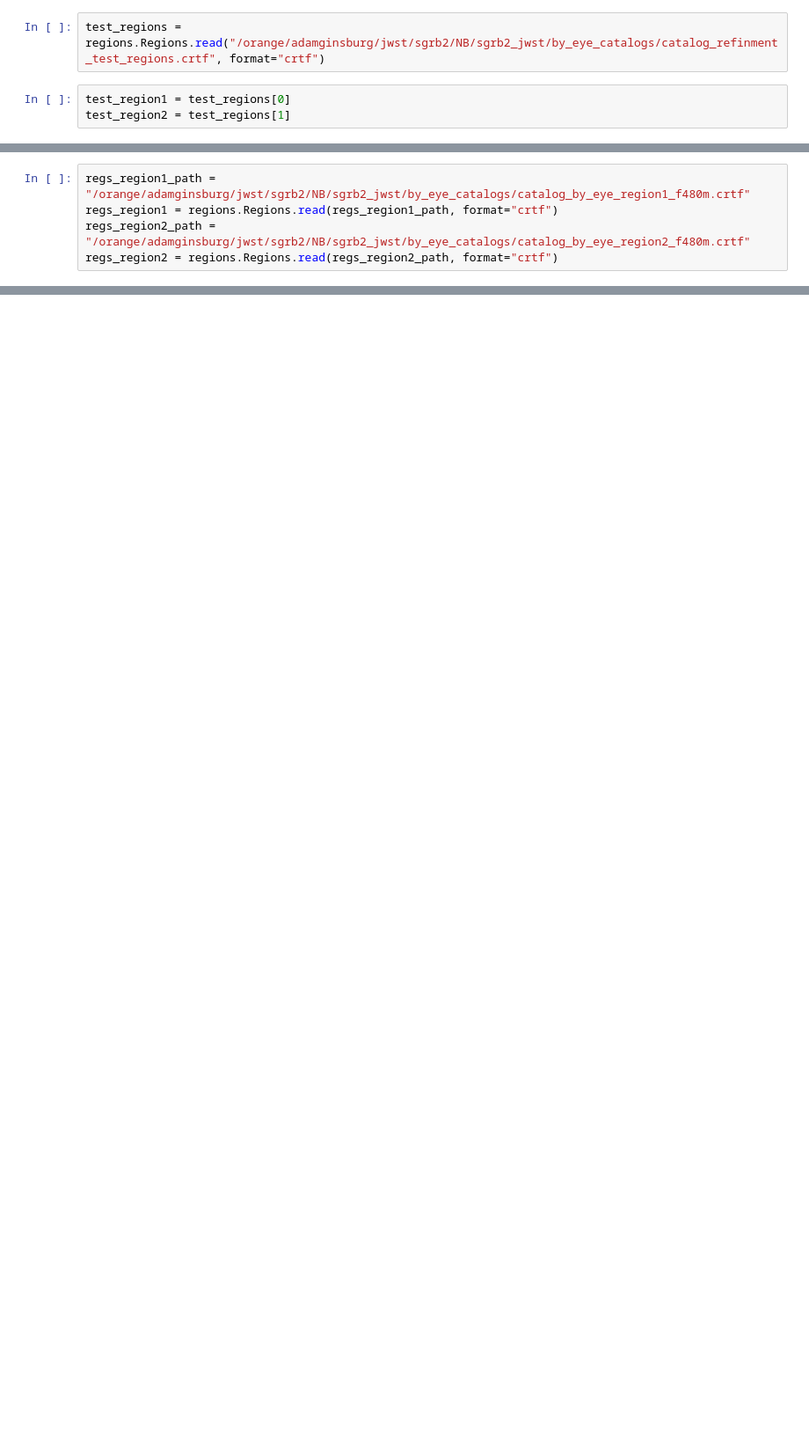
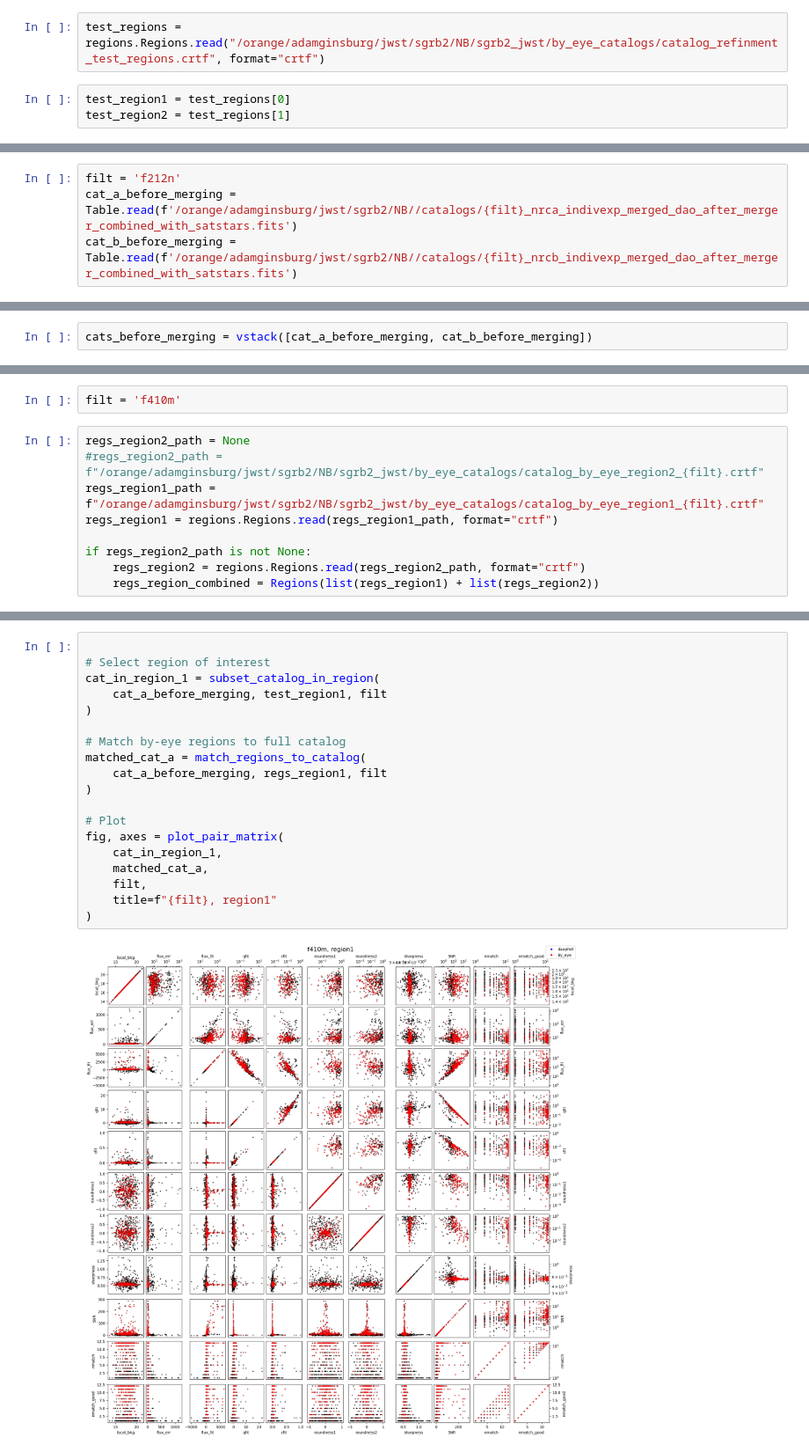
Before and after one commit to nbudaiev/jwst_sgrb2, a Jupyter notebook: sgrb2_jwst/daophot_vs_by_eye_comparison.ipynb, the cells around one changed output, grey strips where cells are left out. Shown at 88% size. Cells and saved outputs as stored; diff of their text form; blank space fills up the shorter version.

Commit message:
Modify the source selection pipeline to include visualizations. Wrote down the selection criteria for most filters

```diff
--- a/sgrb2_jwst/daophot_vs_by_eye_comparison.ipynb
+++ b/sgrb2_jwst/daophot_vs_by_eye_comparison.ipynb
@@ -64,0 +273,4 @@ cat_in_region2 = cat480dao[mask2]
+# %%
+filt = 'f212n'
+cat_a_before_merging = Table.read(f'/orange/adamginsburg/jwst/sgrb2/NB//catalogs/{filt}_nrca_indivexp_merged_dao_after_merger_combined_with_satstars.fits')
+cat_b_before_merging = Table.read(f'/orange/adamginsburg/jwst/sgrb2/NB//catalogs/{filt}_nrcb_indivexp_merged_dao_after_merger_combined_with_satstars.fits')
@@ -64,0 +281,2 @@ cat_in_region2 = cat480dao[mask2]
+# %%
+cats_before_merging = vstack([cat_a_before_merging, cat_b_before_merging])
@@ -65,5 +418,11 @@ cat_in_region2 = cat480dao[mask2]
+# %%
+filt = 'f410m'
 # %%
-regs_region1_path = "/orange/adamginsburg/jwst/sgrb2/NB/sgrb2_jwst/by_eye_catalogs/catalog_by_eye_region1_f480m.crtf"
+regs_region2_path = None
+#regs_region2_path = f"/orange/adamginsburg/jwst/sgrb2/NB/sgrb2_jwst/by_eye_catalogs/catalog_by_eye_region2_{filt}.crtf"
+regs_region1_path = f"/orange/adamginsburg/jwst/sgrb2/NB/sgrb2_jwst/by_eye_catalogs/catalog_by_eye_region1_{filt}.crtf"
 regs_region1 = regions.Regions.read(regs_region1_path, format="crtf")
-regs_region2_path = "/orange/adamginsburg/jwst/sgrb2/NB/sgrb2_jwst/by_eye_catalogs/catalog_by_eye_region2_f480m.crtf"
-regs_region2 = regions.Regions.read(regs_region2_path, format="crtf")
+
+if regs_region2_path is not None:
+    regs_region2 = regions.Regions.read(regs_region2_path, format="crtf")
+    regs_region_combined = Regions(list(regs_region1) + list(regs_region2))
@@ -100,0 +429,21 @@ len(regs_region2)
+# %%
+
+# Select region of interest
+cat_in_region_1 = subset_catalog_in_region(
+    cat_a_before_merging, test_region1, filt
+)
+
+# Match by-eye regions to full catalog
+matched_cat_a = match_regions_to_catalog(
+    cat_a_before_merging, regs_region1, filt
+)
+
+# Plot
+fig, axes = plot_pair_matrix(
+    cat_in_region_1,
+    matched_cat_a,
+    filt,
+    title=f"{filt}, region1"
+)
+# %% [output]
+[figure, added]
```
Also changed, not shown: parts of 65 cells of this notebook.
